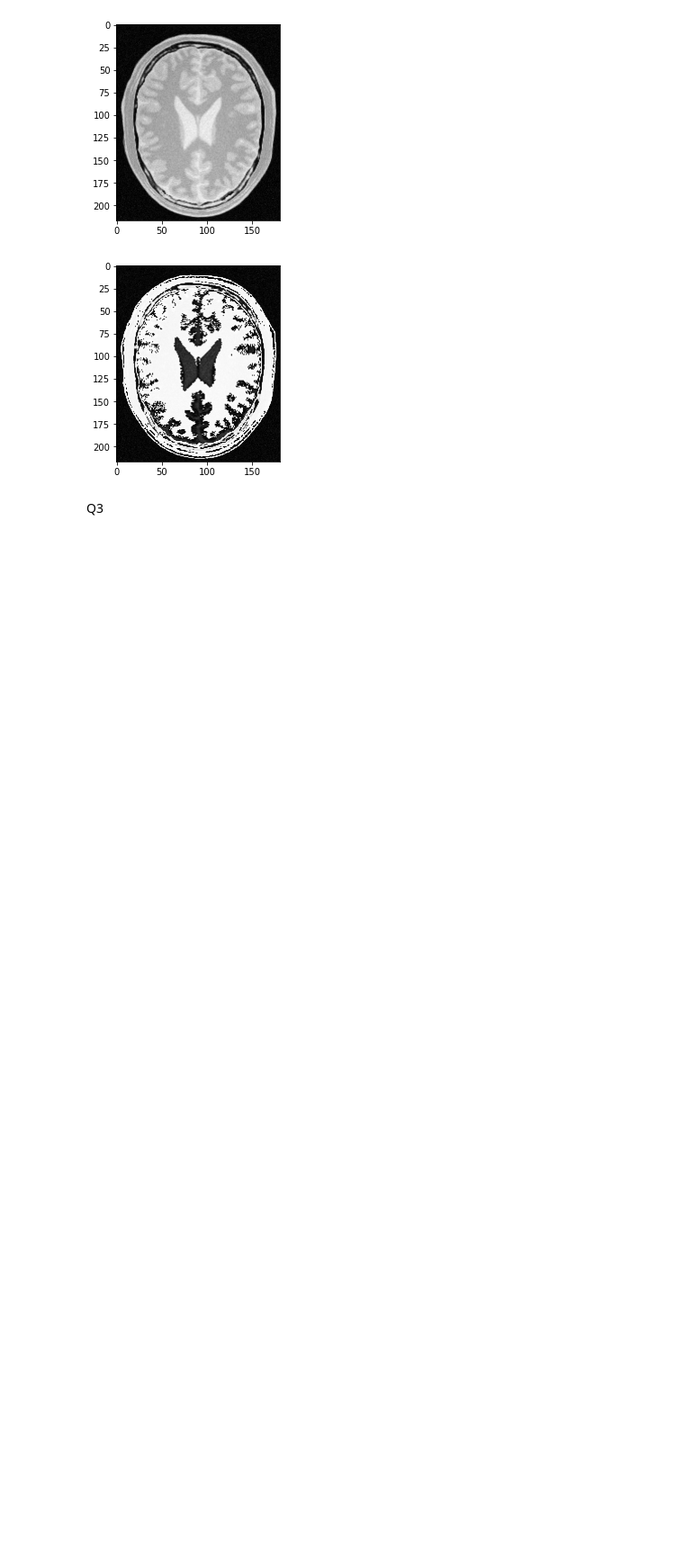
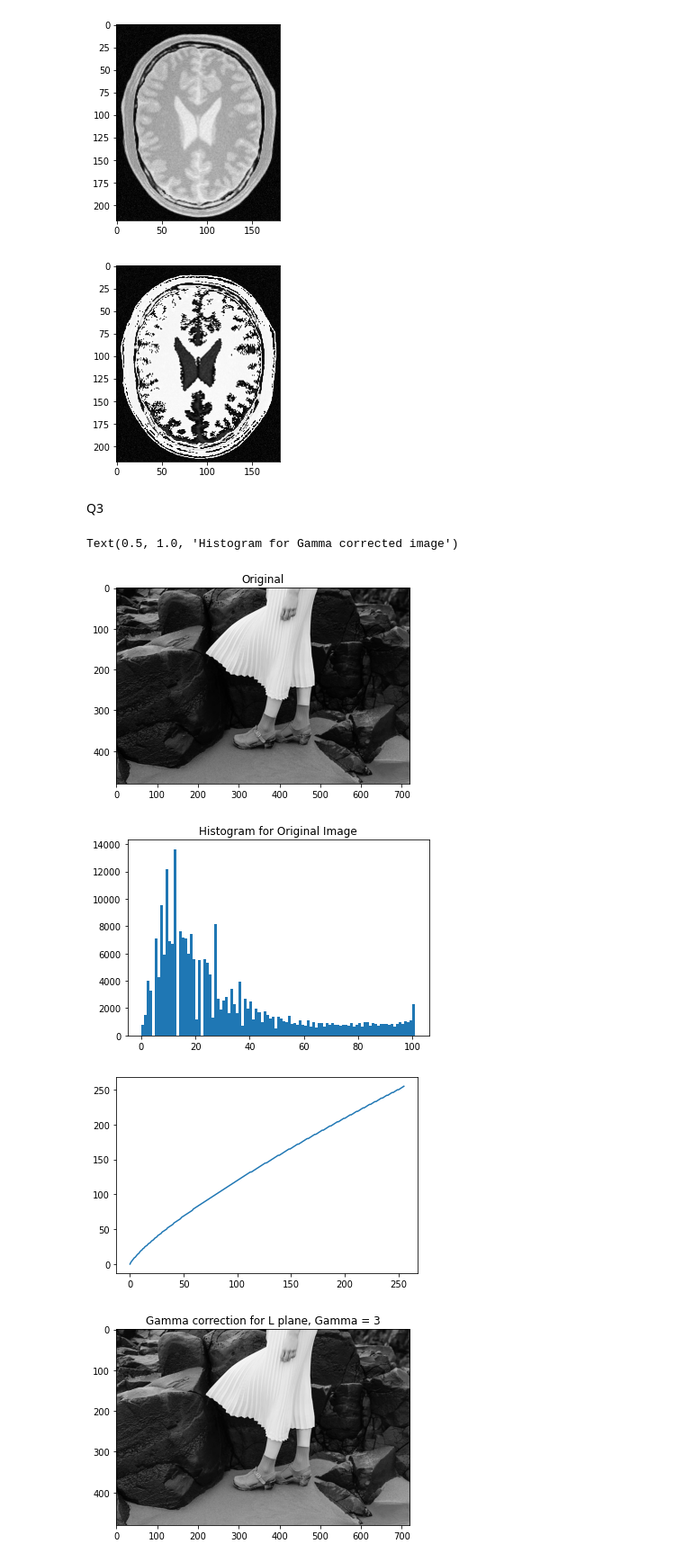
Before and after one commit to PabasaraDilshan/EN2550, a Jupyter notebook: Assignment1/ass1.ipynb, the cells around one changed output. Shown at 90% size. Saved outputs shown, nothing was run; the diff lists cells and outputs as text; code cells hidden in the pictures; blank space fills up the shorter version.

```diff
--- a/Assignment1/ass1.ipynb
+++ b/Assignment1/ass1.ipynb
@@ -119,3 +119,43 @@ ax3.imshow(newg)
 [figure]
 # %% [markdown]
 Q3
+# %%
+#f = cv.imread(r'highlights_and_shadows.jpg',cv.IMREAD_GRAYSCALE)
+f = cv.imread(r'highlights_and_shadows.jpg',cv.IMREAD_COLOR)
+assert f is not None
+Lab = cv.cvtColor(f,cv.COLOR_BGR2LAB)
+L,a,b = cv.split(Lab)
+gamma = 0.8
+
+t = np.array([(p/255)**gamma*255 for p in range(256)]).astype(np.uint8)
+g = cv.LUT(L,t)
+newL = cv.cvtColor(L,cv.COLOR_BGR2RGB)
+newg = cv.cvtColor(g,cv.COLOR_BGR2RGB)
+fig1,ax1 = plt.subplots()
+ax1.imshow(newL)
+
+fig4,ax4 = plt.subplots()
+hist1 = cv.calcHist(L,[0],None, [101], (0,101), accumulate=False)
+ax4.hist(L.ravel(),101,[0,101])
+ax4.set_title('Histogram for Original Image')
+
+
+
+fig2,ax2 = plt.subplots()
+ax1.set_title("Original")
+ax2.plot(t)
+fig3,ax3 = plt.subplots()
+
+ax3.set_title("Gamma correction for L plane, Gamma = 3")
+ax3.imshow(newg)
+
+fig5,ax5 = plt.subplots()
+hist2 = cv.calcHist(newg,[0],None, [101], (0,101), accumulate=False)
+ax5.hist(newg.ravel(),101,[0,101])
+ax5.set_title('Histogram for Gamma corrected image')
+# %% [output]
+Text(0.5, 1.0, 'Histogram for Gamma corrected image')
+[figure, added]
+[figure, added]
+[figure, added]
+[figure, added]
```
Also changed, not shown: parts of 1 cell of this notebook.
